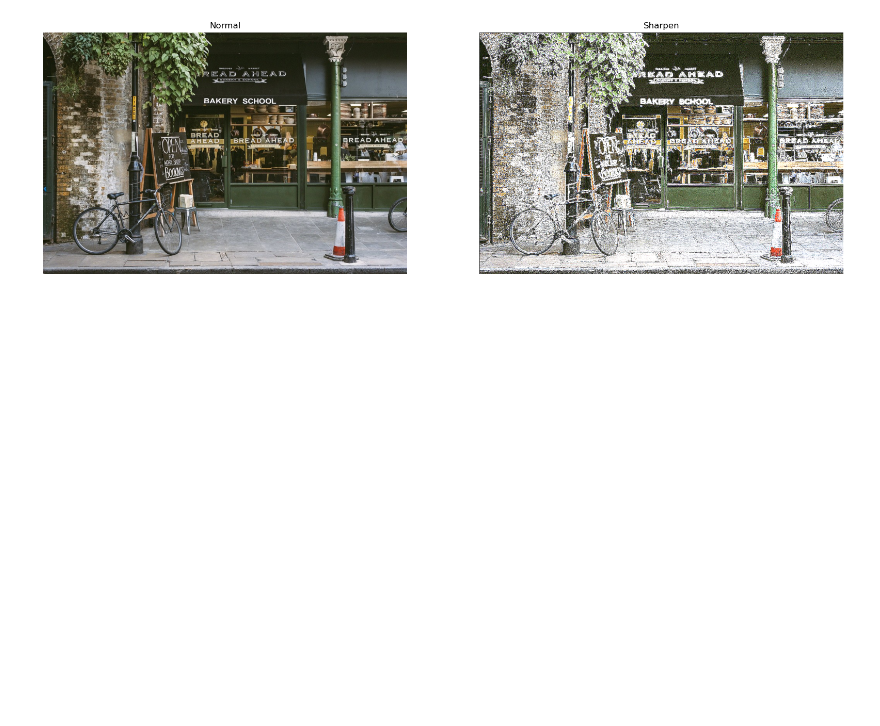
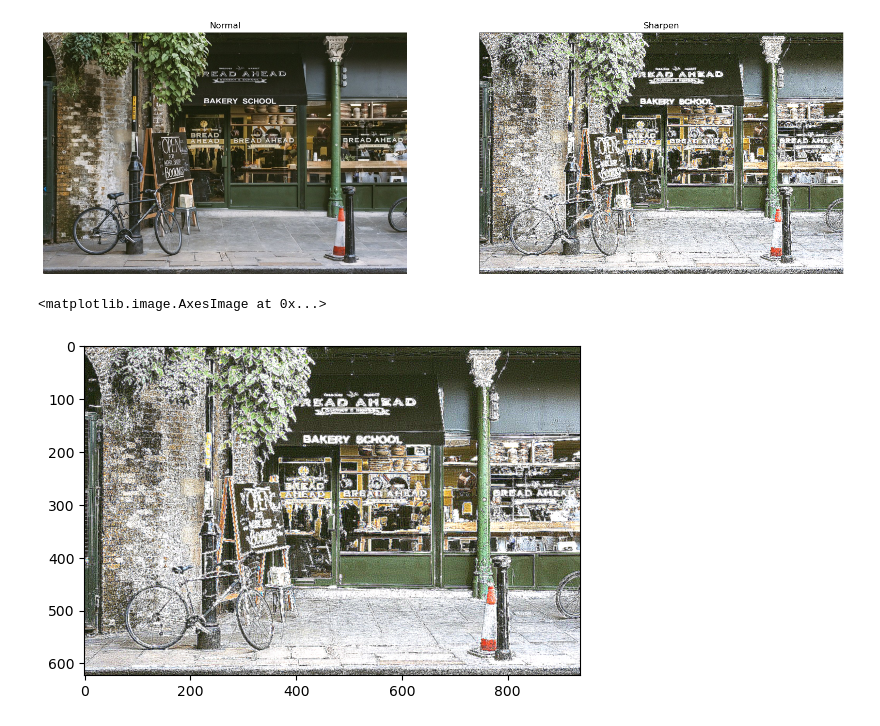
Before and after one commit to CarlosAlvarado-git/ComputerVision, a Jupyter notebook: laboratorio2/pruebas.ipynb, the cells around one changed output. Saved outputs shown, nothing was run; the diff lists cells and outputs as text; code cells hidden in the pictures; blank space fills up the shorter version.

```diff
--- a/laboratorio2/pruebas.ipynb
+++ b/laboratorio2/pruebas.ipynb
@@ -173,0 +177,7 @@ cvlib.imgcmp(img, img_sharpen, ["Normal", "Sharpen"])
+# %%
+
+win1 = 'Processed'
+plt.imshow(img_sharpen)
+# %% [output]
+<matplotlib.image.AxesImage at 0x...>
+[figure, added]
```
Also changed, not shown: parts of 5 cells of this notebook, 13 other files.
